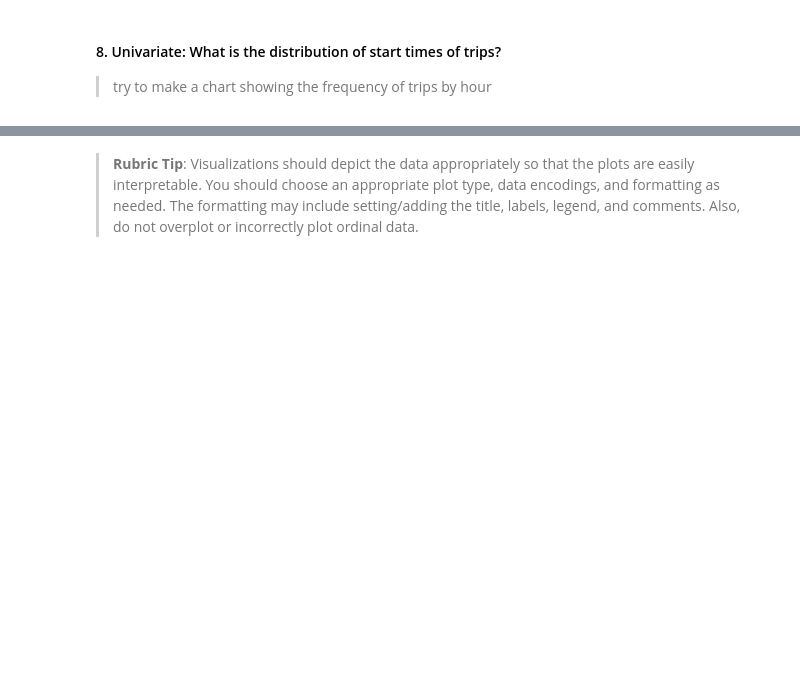
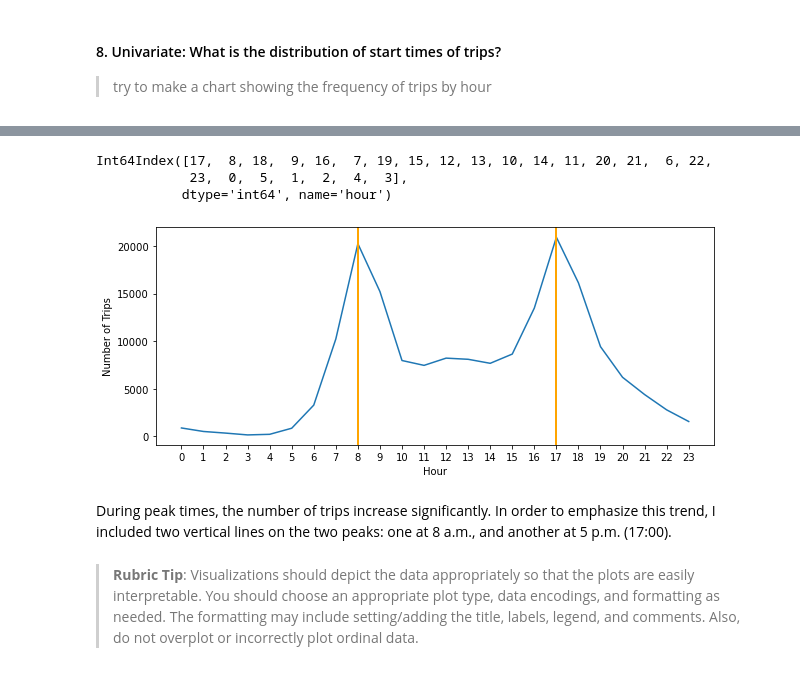
Before and after one commit to tharcyla/communicate-data-findings, a Jupyter notebook: Part_I_Exploration.ipynb, the cells around one changed output, grey strips where cells are left out. Cells and saved outputs as stored; diff of their text form; code cells hidden in the pictures; blank space fills up the shorter version.

```diff
--- a/Part_I_Exploration.ipynb
+++ b/Part_I_Exploration.ipynb
@@ -642,6 +642,8 @@ df.head(1)
 > try to make a chart showing the frequency of trips by hour
 # %%
 # first, separate the date from the dates
-df['start_hour'] = [d.time() for d in df['start_time']]
+# df['start_hour'] = [d.time() for d in df['start_time']]
+# %%
+df['hour'] = df['start_time'].dt.hour
 # %%
 # check to see if it worked
@@ -652,3 +658,29 @@ df.head(1)
+# %%
+# get the number of trips per hour
+hour_freq = df.groupby(['hour'])['hour'].count()
+# %%
+# get the indexes of the peak hours
+# this will be useful when drawing the vertical line
+# in the x-axis below to draw attention to peak times: 17:00 and 8:00
+hour_sorted = hour_freq.sort_values(ascending=False).index
+hour_sorted
+# %% [output]
+Int64Index([17,  8, 18,  9, 16,  7, 19, 15, 12, 13, 10, 14, 11, 20, 21,  6, 22,
+            23,  0,  5,  1,  2,  4,  3],
+           dtype='int64', name='hour')
+# %%
+# plot line chart of the hourly distribution of trips
+plt.figure(figsize=[10,4])
+sns.lineplot(x=hour_freq.keys(), y=hour_freq)
+plt.xticks(range(0,24))
+plt.axvline(x=hour_sorted[0], color='orange', linewidth=2)
+plt.axvline(x=hour_sorted[1], color='orange', linewidth=2)
+plt.ylabel('Number of Trips')
+plt.xlabel('Hour');
+# %% [output]
+[figure, added]
+# %% [markdown]
+During peak times, the number of trips increase significantly. In order to emphasize this trend, I included two vertical lines on the two peaks: one at 8 a.m., and another at 5 p.m. (17:00).
 # %% [markdown]
 
 
```
Also changed, not shown: parts of 3 cells of this notebook.
